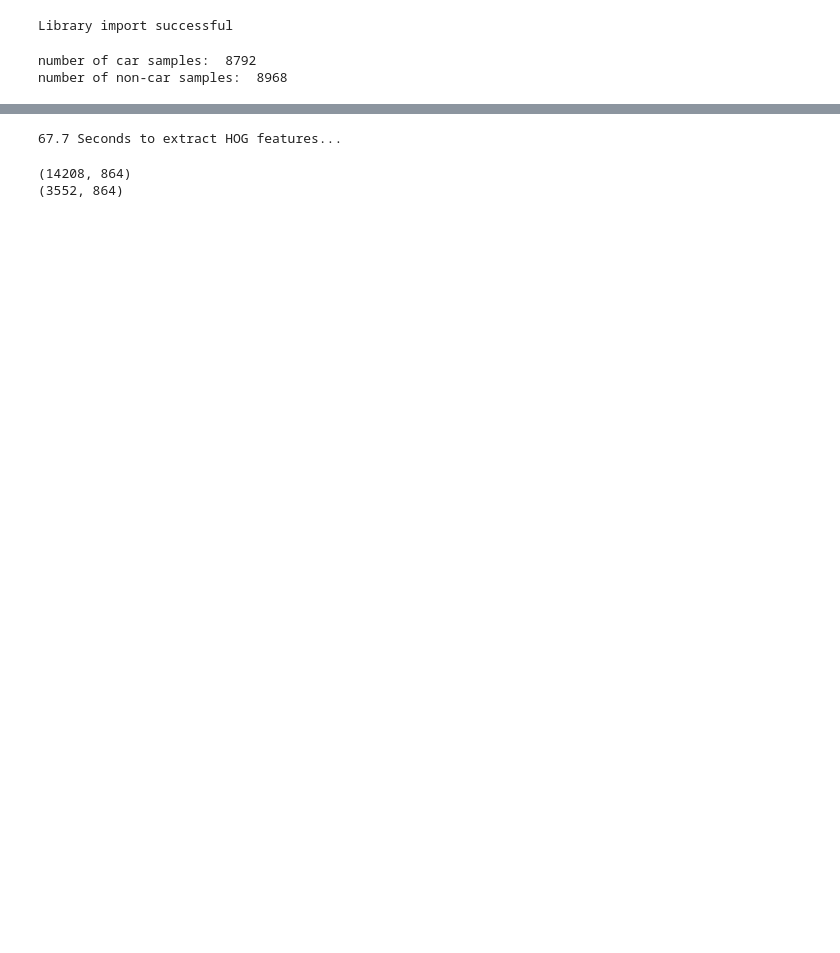
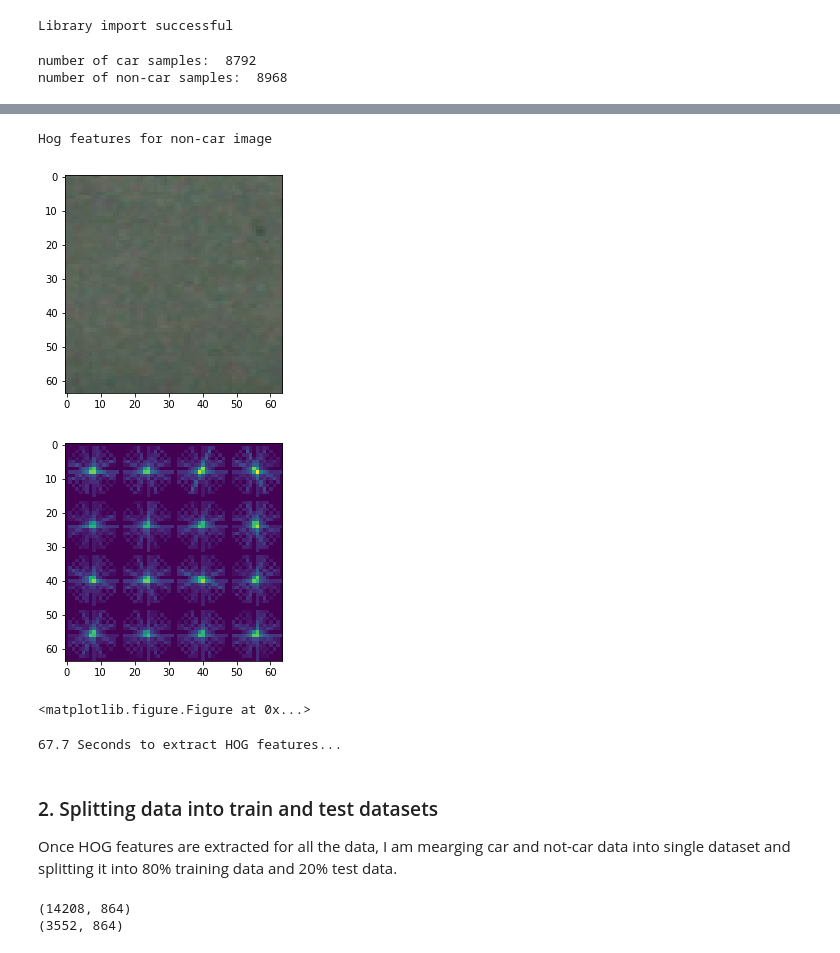
Before and after one commit to vinaytrivedi005/CarND-Vehicle-Detection-Tracking, a Jupyter notebook: ModelTrain.ipynb, the cells around one changed output, grey strips where cells are left out. Saved outputs shown, nothing was run; the diff lists cells and outputs as text; code cells hidden in the pictures; blank space fills up the shorter version.

```diff
--- a/ModelTrain.ipynb
+++ b/ModelTrain.ipynb
@@ -174,3 +196,18 @@ hog_channel = 'ALL' # Can be 0, 1, 2, or "ALL"
+# %%
+notcar = mpimg.imread(notcars[10])
+features, hog_image = get_hog_features(notcar[:,:,0], orient, pix_per_cell, cell_per_block,
+                        vis=True, feature_vec=True)
+
+plt.imshow(notcar)
+plt.figure()
+plt.imshow(hog_image)
+plt.figure()
+print('Hog features for non-car image')
+# %% [output]
+Hog features for non-car image
+[figure, added]
+[figure, added]
+<matplotlib.figure.Figure at 0x...>
 # %%
 t=time.time()
 car_features = extract_features(cars, cspace=colorspace, orient=orient,
@@ -189,6 +226,10 @@ X = np.vstack((car_features, notcar_features)).astype(np.float64)
 
 # Define the labels vector
 y = np.hstack((np.ones(len(car_features)), np.zeros(len(notcar_features))))
+# %% [markdown]
+### 2. Splitting data into train and test datasets
+
+Once HOG features are extracted for all the data, I am mearging car and not-car data into single dataset and splitting it into 80% training data and 20% test data.
 # %%
 X_train, X_test, y_train, y_test = train_test_split(
     X, y, test_size=0.2)
```
Also changed, not shown: parts of 11 cells of this notebook, 29 other files.
